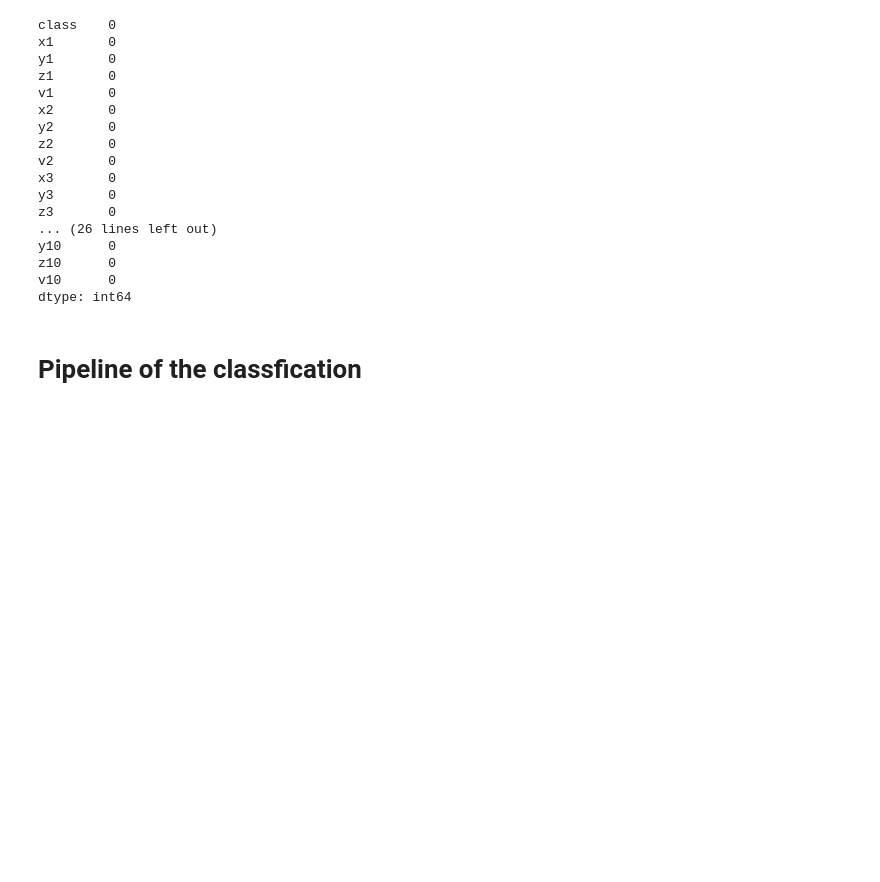
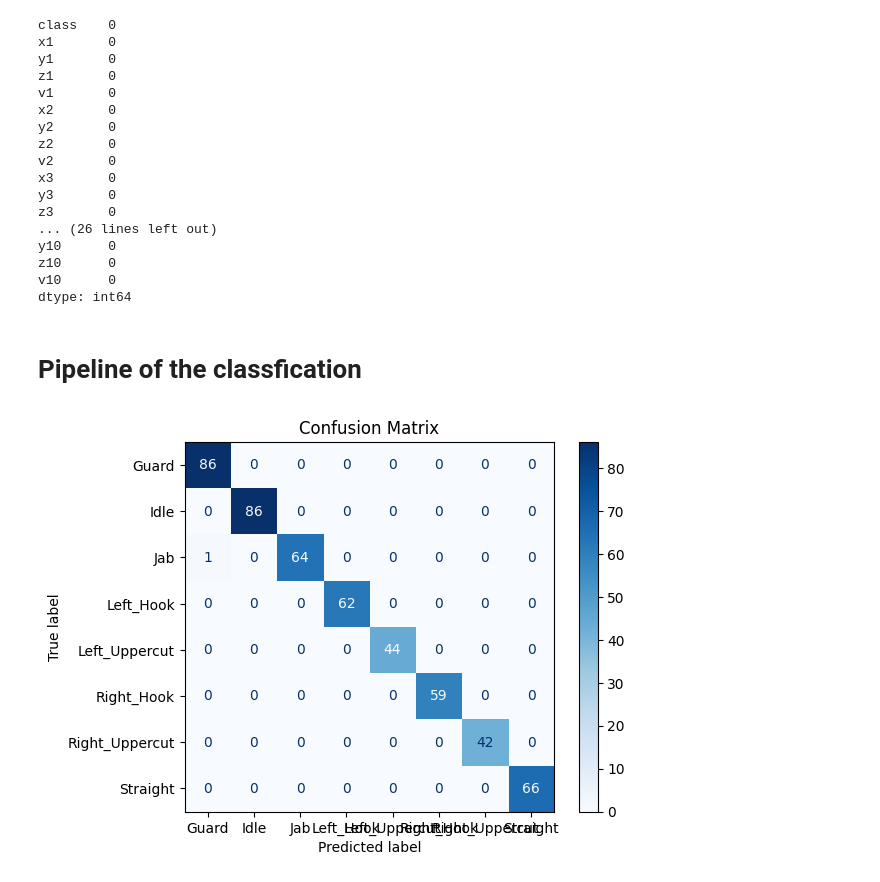
Before and after one commit to NawfalHadi/Tinju, a Jupyter notebook: Training/dataset_training.ipynb, the cells around one changed output. Drawn from its saved outputs; the diff is of its cells as text; code cells hidden in the pictures; blank space fills up the shorter version.

```diff
--- a/Training/dataset_training.ipynb
+++ b/Training/dataset_training.ipynb
@@ -65,3 +80,16 @@ y_probs = model.predict_proba(X_test)
 version = 4_2
 with open(f'../Model/v{version}_model.pkl', 'wb') as f:
     pickle.dump(model, f)
+# %%
+y_pred = model.predict(X_train)
+# %%
+# Menghitung confusion matrix
+conf_matrix = confusion_matrix(y_train, y_pred)
+
+# Menampilkan confusion matrix
+disp = ConfusionMatrixDisplay(confusion_matrix=conf_matrix, display_labels=model.classes_)
+disp.plot(cmap=plt.cm.Blues)
+plt.title("Confusion Matrix")
+plt.show()
+# %% [output]
+[figure, added]
```
Also changed, not shown: parts of 8 cells of this notebook, 4 other files.
